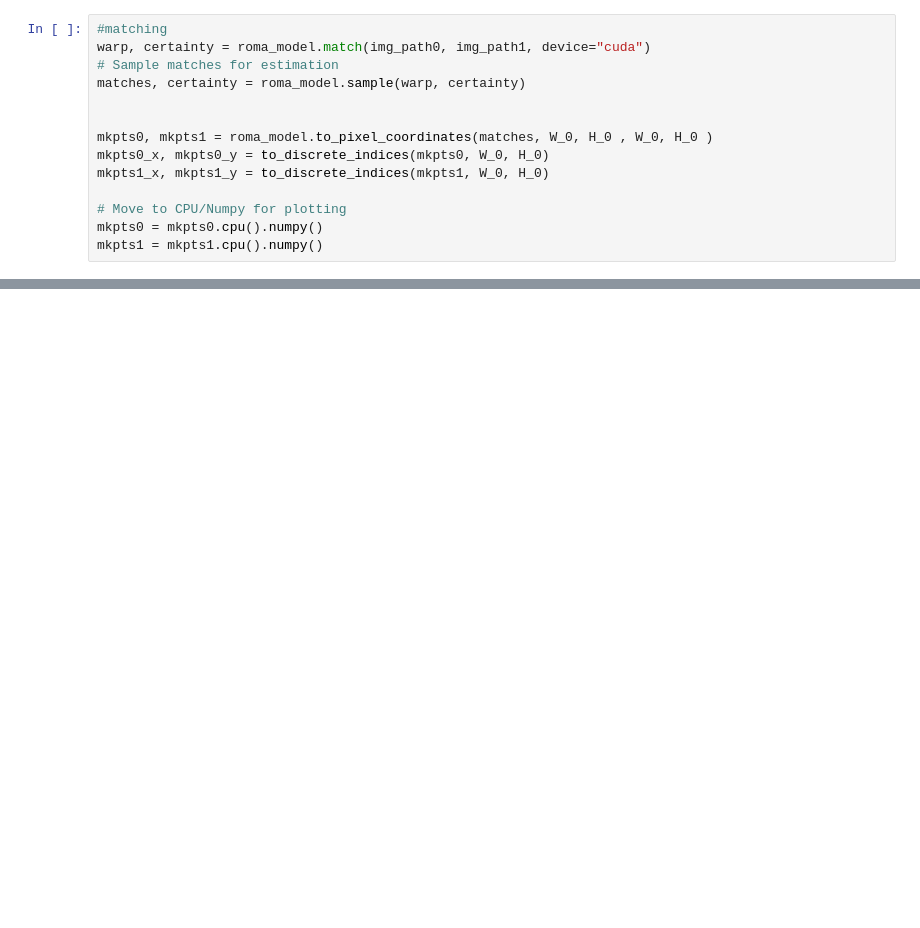
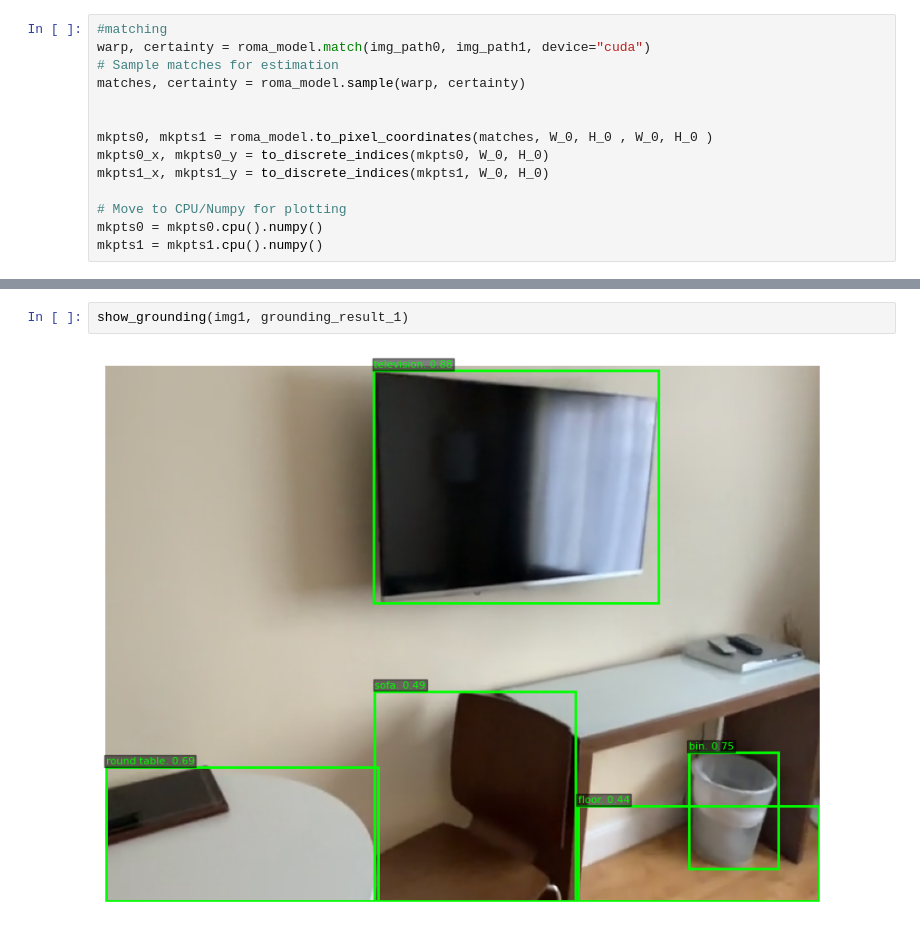
Before and after one commit to HaomingWang645/mosaic_thinker, a Jupyter notebook: pose_test.ipynb, the cells around one changed output, grey strips where cells are left out. Drawn from its saved outputs; the diff is of its cells as text; blank space fills up the shorter version.

```diff
--- a/pose_test.ipynb
+++ b/pose_test.ipynb
@@ -131 +412,5 @@ mkpts1 = mkpts1.cpu().numpy()
+# %%
+show_grounding(img1, grounding_result_1)
+# %% [output]
+[figure, added]
 # %%
```
Also changed, not shown: parts of 23 cells of this notebook, 1 other file.
